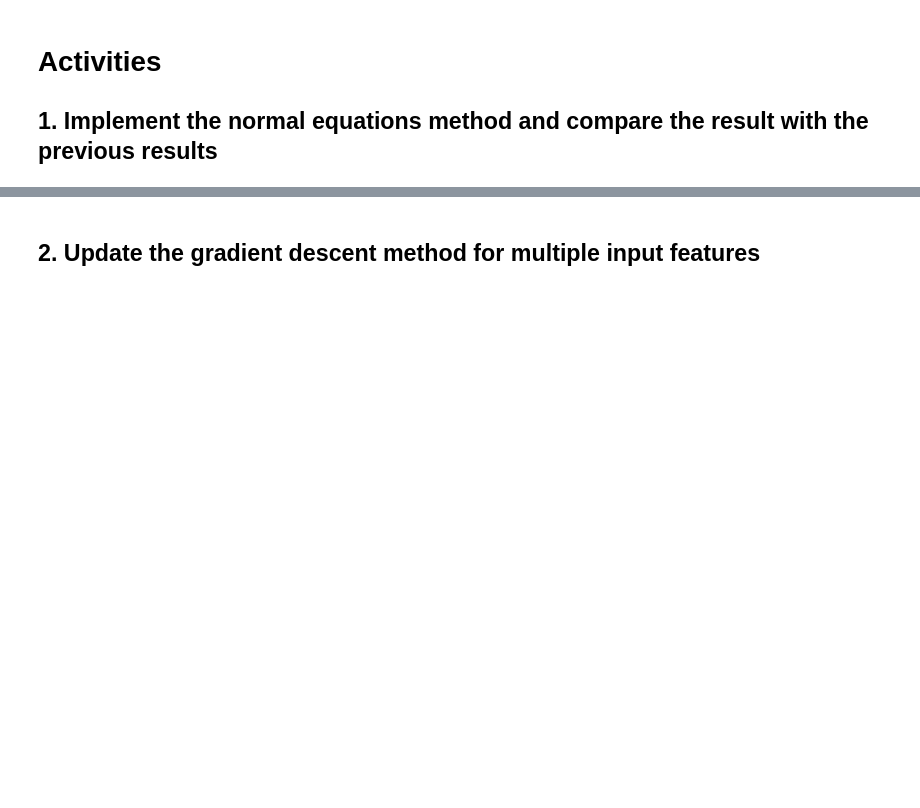
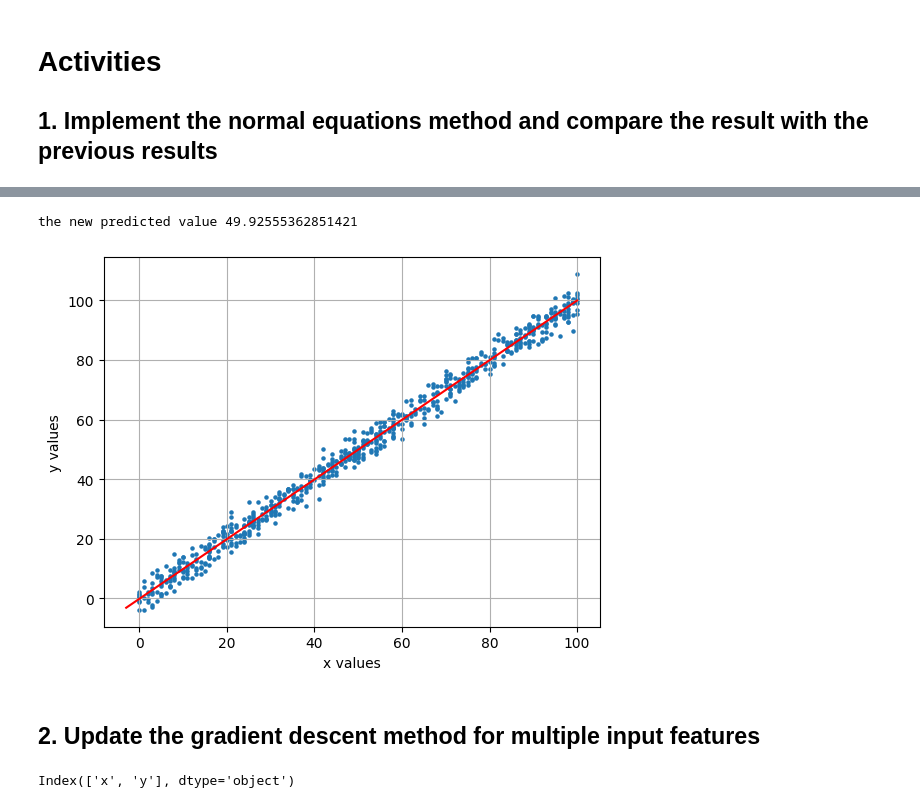
Before and after one commit to AIwaziri/Ai-305-LAB-ML, a Jupyter notebook: LAB03/AI305-week3-LR.ipynb, the cells around one changed output, grey strips where cells are left out. Cells and saved outputs as stored; diff of their text form; code cells hidden in the pictures; blank space fills up the shorter version.

```diff
--- a/LAB03/AI305-week3-LR.ipynb
+++ b/LAB03/AI305-week3-LR.ipynb
@@ -269,2 +278,12 @@ ValueError: all the input array dimensions except for the concatenation axis mus
+# %%
+
+x_new = 50.0
+y_new = x_new * theta[1] + theta[0]
+
+print("the new predicted value",y_new)
+plot_LR(x1, Y1, theta[1], theta[0])
+# %% [output]
+the new predicted value 49.92555362851421
+[figure, added]
 # %% [markdown]
 ## 2. Update the gradient descent method for multiple input features
@@ -271,2 +300,7 @@ ValueError: all the input array dimensions except for the concatenation axis mus
+# %%
+data = pd.read_csv("train.csv")
+print(data.columns)
+# %% [output]
+Index(['x', 'y'], dtype='object')
 # %%
 
```
Also changed, not shown: parts of 5 cells of this notebook.
